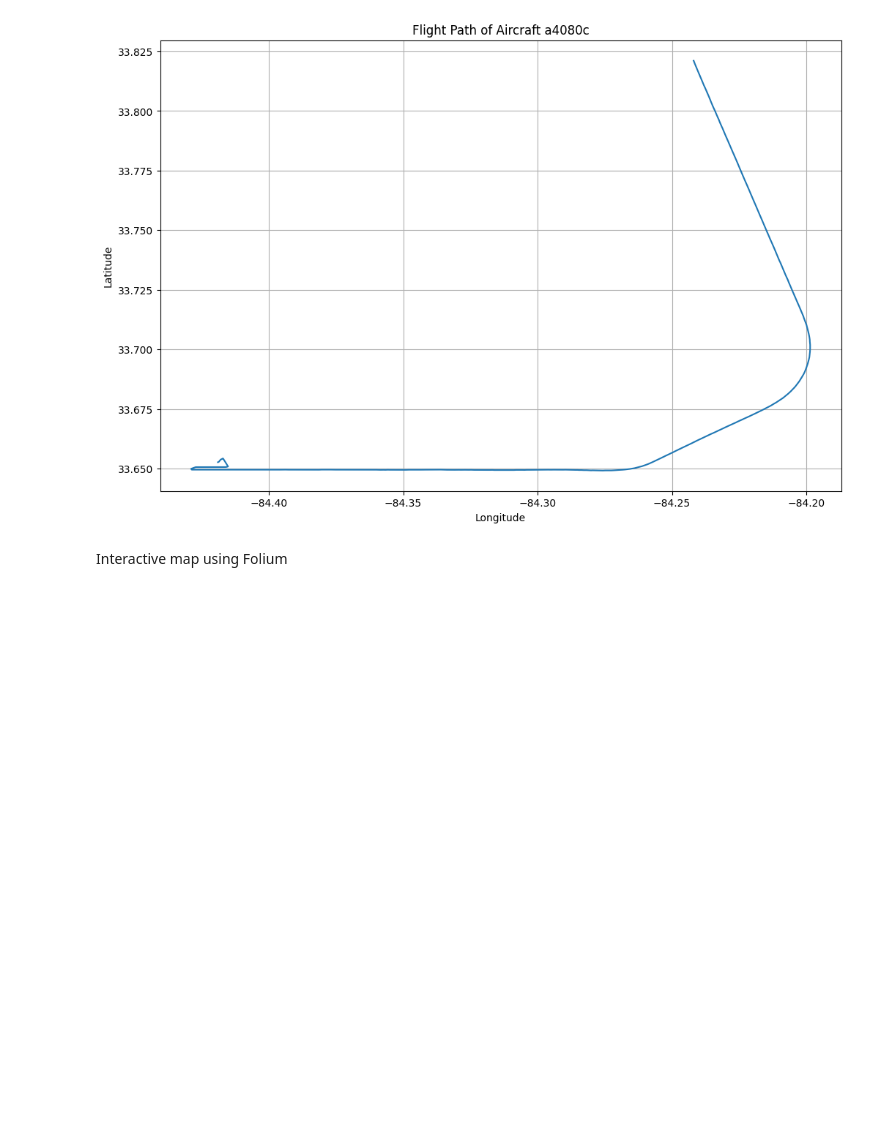
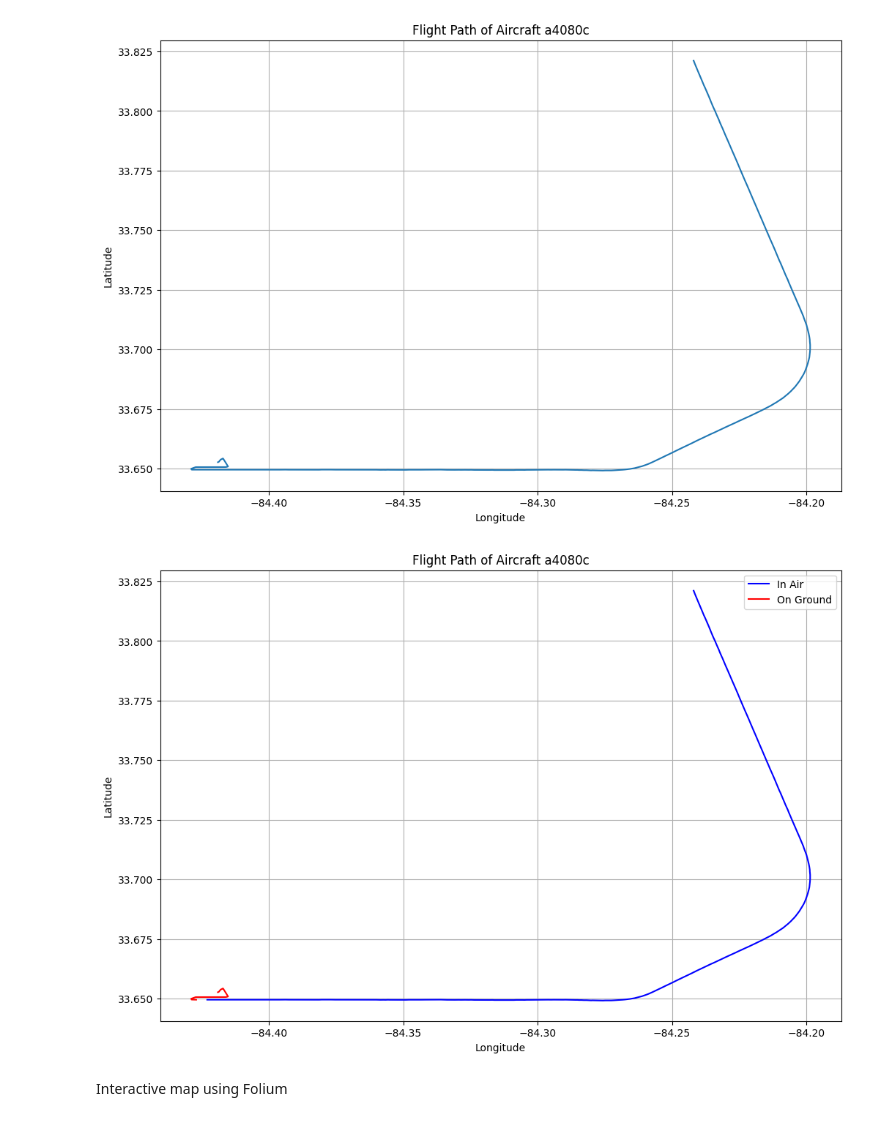
Before and after one commit to mabbts/Aviation-Milestone2-Project, a Jupyter notebook: notebooks/julien-hovan/playground.ipynb, the cells around one changed output. Saved outputs shown, nothing was run; the diff lists cells and outputs as text; code cells hidden in the pictures; blank space fills up the shorter version.

```diff
--- a/notebooks/julien-hovan/playground.ipynb
+++ b/notebooks/julien-hovan/playground.ipynb
@@ -145,6 +166,27 @@ plt.grid(True)
 plt.show()
 # %% [output]
 [figure]
+# %%
+# Method 1: Simple Matplotlib plot
+plt.figure(figsize=(12, 8))
+
+# Split the data into segments based on 'onground' status
+for onground_status in [False, True]:
+    mask = single_aircraft['onground'] == onground_status
+    segment = single_aircraft[mask]
+
+    plt.plot(segment['longitude'], segment['latitude'],
+            label=f"{'On Ground' if onground_status else 'In Air'}",
+            color='red' if onground_status else 'blue')
+
+plt.title(f'Flight Path of Aircraft {icao24_to_track}')
+plt.xlabel('Longitude')
+plt.ylabel('Latitude')
+plt.grid(True)
+plt.legend()
+plt.show()
+# %% [output]
+[figure, added]
 # %% [markdown]
 Interactive map using Folium
 # %%
```
Also changed, not shown: parts of 5 cells of this notebook, 1 other file.
